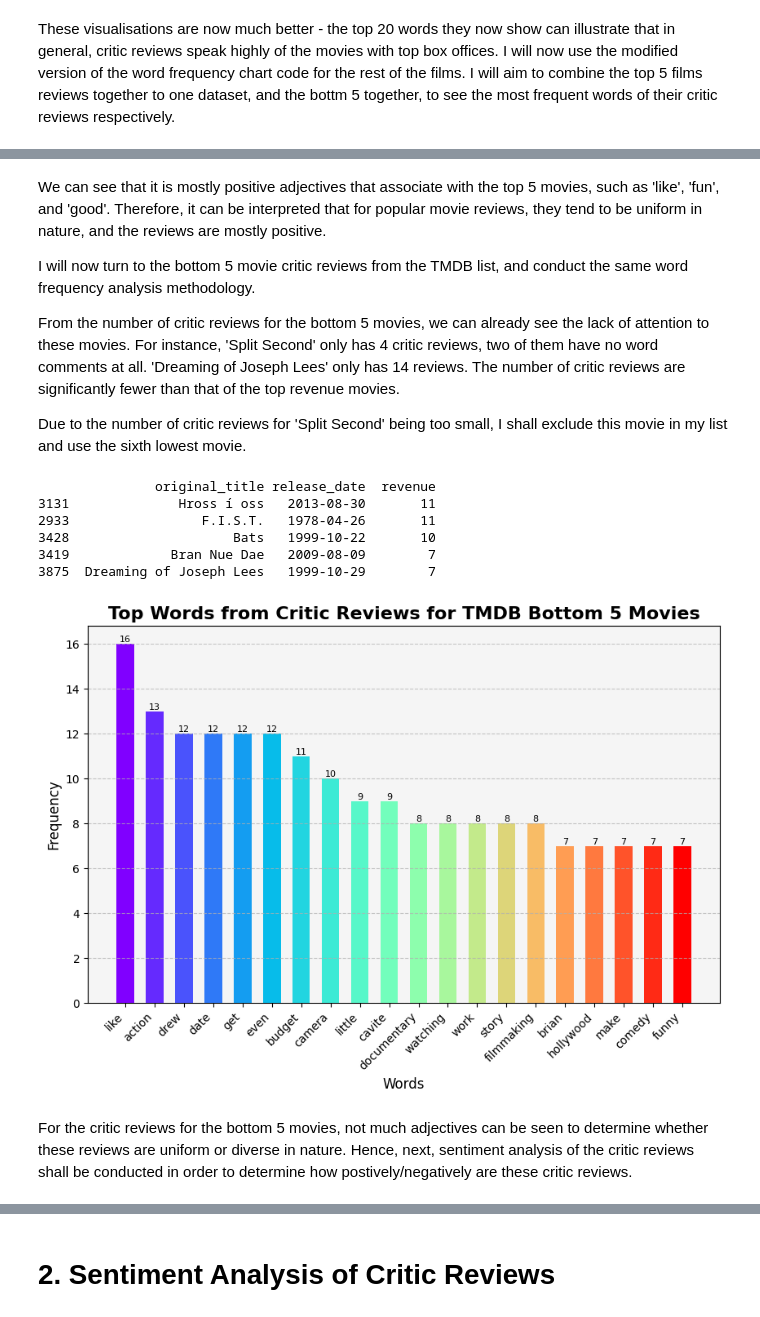
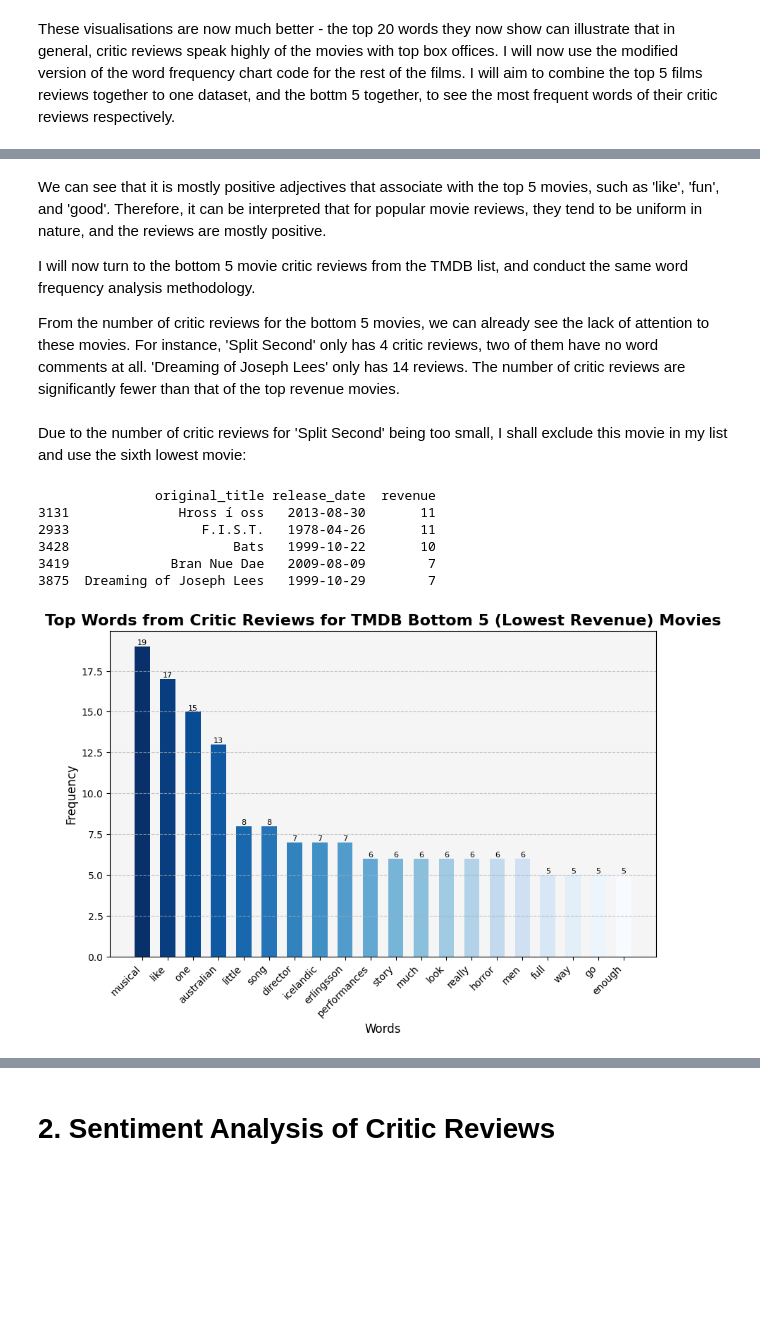
Before and after one commit to khou128/QM2, a Jupyter notebook: Project_NLP.ipynb, the cells around one changed output, grey strips where cells are left out. Drawn from its saved outputs; the diff is of its cells as text; code cells hidden in the pictures; blank space fills up the shorter version.

```diff
--- a/Project_NLP.ipynb
+++ b/Project_NLP.ipynb
@@ -341,21 +342,21 @@ top5 = pd.concat([df,df1,df2,df3,df4])
 text_data = ' '.join(top5['review-text'].dropna())
 words = word_tokenize(text_data)
 stop_words = set(stopwords.words('english'))
-exclude_words = ['film', 'films', 'movie', 'movies','avatar','titanic', 'cameron', 'james', 'jurassic', 'avengers','furious', 'world','one', 'whedon']  # Add the words to exclude
-words = [word.lower() for word in words if word.isalpha() and word.lower() not in stop_words and word.lower() not in exclude_words] # Filter out stop words and excluded words
+exclude_words = ['film', 'films', 'movie', 'movies', 'avatar', 'titanic', 'cameron', 'james', 'jurassic', 'avengers', 'furious', 'world', 'one', 'whedon']  # Add the words to exclude
+words = [word.lower() for word in words if word.isalpha() and word.lower() not in stop_words and word.lower() not in exclude_words]
 freq_dist = FreqDist(words)
 top_words = freq_dist.most_common(20)
-colormap = cm.get_cmap('rainbow', len(top_words))
+colormap = cm.get_cmap('Reds_r', len(top_words))
 plt.figure(figsize=(10, 6))
 bars = plt.bar(*zip(*top_words), color=colormap(range(len(top_words))), width=0.6, align='center')
 plt.xlabel('Words', fontsize=12)
 plt.ylabel('Frequency', fontsize=12)
-plt.title('Top Words from Critic Reviews for TMDB Top 5 Movies', fontsize=16, fontweight='bold')
+plt.title('Top Words from Critic Reviews for TMDB Top 5 (Highest Revenue) Movies', fontsize=16, fontweight='bold')
 plt.xticks(rotation=45, ha='right', fontsize=10)
 plt.gca().set_facecolor('#F5F5F5')
 plt.grid(axis='y', linestyle='--', alpha=0.7)
 for bar in bars:
     yval = bar.get_height()
-    plt.text(bar.get_x() + bar.get_width()/2, yval + 0.01, round(yval, 2), ha='center', va='bottom', fontsize=8)
+    plt.text(bar.get_x() + bar.get_width() / 2, yval + 0.01, round(yval, 2), ha='center', va='bottom', fontsize=8)
 plt.show()
 # %% [output]
@@ -366,9 +367,8 @@ We can see that it is mostly positive adjectives that associate with the top 5 m
 I will now turn to the bottom 5 movie critic reviews from the TMDB list, and conduct the same word frequency analysis methodology.
 
 From the number of critic reviews for the bottom 5 movies, we can already see the lack of attention to these movies. For instance, 'Split Second' only has 4 critic reviews, two of them have no word comments at all. 'Dreaming of Joseph Lees' only has 14 reviews. The number of critic reviews are significantly fewer than that of the top revenue movies.
-
-
-Due to the number of critic reviews for 'Split Second' being too small, I shall exclude this movie in my list and use the sixth lowest movie.
+# %% [markdown]
+Due to the number of critic reviews for 'Split Second' being too small, I shall exclude this movie in my list and use the sixth lowest movie:
 # %%
 index_to_delete = 2
 filtered_df = filtered_df.drop(index_to_delete)
@@ -384,50 +384,48 @@ print(filtered_df.tail())
 # %%
 #Scraped csv files from the bottom 5 movies:
 #Dreaming of Joseph Lees :
-url5 = 'https://raw.githubusercontent.com/khou128/QM2/main/My%20Date%20with%20Drew.csv'
+url5 = 'https://raw.githubusercontent.com/khou128/QM2/main/Dreaming%20of%20Joseph%20Lees%20.csv'
 df5 = pd.read_csv(url5)
 
 #Bran Nue Dae:
-url6 = 'https://raw.githubusercontent.com/khou128/QM2/main/Shanghai%20Calling.csv'
+url6 = 'https://raw.githubusercontent.com/khou128/QM2/main/Bran%20Nue%20Dae.csv'
 df6 = pd.read_csv(url6)
 
 #Bats:
-url7 = 'https://raw.githubusercontent.com/khou128/QM2/main/Newlyweds.csv'
+url7 = 'https://raw.githubusercontent.com/khou128/QM2/main/%20%20Bats%20.csv'
 df7 = pd.read_csv(url7)
 
 #F.I.S.T.:
-url8 = 'https://raw.githubusercontent.com/khou128/QM2/main/El%20Mariachi.csv'
+url8 = 'https://raw.githubusercontent.com/khou128/QM2/main/F.I.S.T..csv'
 df8 = pd.read_csv(url8)
 
 #Hross í oss:
-url9 = 'https://raw.githubusercontent.com/khou128/QM2/main/Cavite.csv'
+url9 = 'https://raw.githubusercontent.com/khou128/QM2/main/Hross%20i%CC%81%20oss%20.csv'
 df9 = pd.read_csv(url9)
 # %%
 #Merge bottom 5 critic reviews to one data frame:
 bottom5 = pd.concat([df5,df6,df7,df8,df9])
 # %%
-#Visualise the word frequency for bottom 5:
 text_data = ' '.join(bottom5['review-text'].dropna())
 words = word_tokenize(text_data)
 stop_words = set(stopwords.words('english'))
-exclude_words = ['film', 'films', 'movie', 'movies','rodriguez','el','mariachi','herzlinger','one']  # Add the words to exclude
-words = [word.lower() for word in words if word.isalpha() and word.lower() not in stop_words and word.lower() not in exclude_words] # Filter out stop words and excluded words
+exclude_words = ['film', 'films', 'movie', 'movies', 'bran', 'nue', 'dae','bats','horses']
+words = [word.lower() for word in words if word.isalpha() and word.lower() not in stop_words and word.lower() not in exclude_words]
 freq_dist = FreqDist(words)
 top_words = freq_dist.most_common(20)
-colormap = cm.get_cmap('rainbow', len(top_words))
+colormap = cm.get_cmap('Blues_r', len(top_words))
 plt.figure(figsize=(10, 6))
 bars = plt.bar(*zip(*top_words), color=colormap(range(len(top_words))), width=0.6, align='center')
 plt.xlabel('Words', fontsize=12)
 plt.ylabel('Frequency', fontsize=12)
-plt.title('Top Words from Critic Reviews for TMDB Bottom 5 Movies', fontsize=16, fontweight='bold')
+plt.title('Top Words from Critic Reviews for TMDB Bottom 5 (Lowest Revenue) Movies', fontsize=16, fontweight='bold')
 plt.xticks(rotation=45, ha='right', fontsize=10)
 plt.gca().set_facecolor('#F5F5F5')
 plt.grid(axis='y', linestyle='--', alpha=0.7)
 for bar in bars:
     yval = bar.get_height()
-    plt.text(bar.get_x() + bar.get_width()/2, yval + 0.01, round(yval, 2), ha='center', va='bottom', fontsize=8)
+    plt.text(bar.get_x() + bar.get_width() / 2, yval + 0.01, round(yval, 2), ha='center', va='bottom', fontsize=8)
+
 plt.show()
 # %% [output]
-[figure, old version]
+[figure, new version]
-# %% [markdown]
-For the critic reviews for the bottom 5 movies, not much adjectives can be seen to determine whether these reviews are uniform or diverse in nature. Hence, next, sentiment analysis of the critic reviews shall be conducted in order to determine how postively/negatively are these critic reviews.
```
Also changed, not shown: parts of 4 cells of this notebook.
